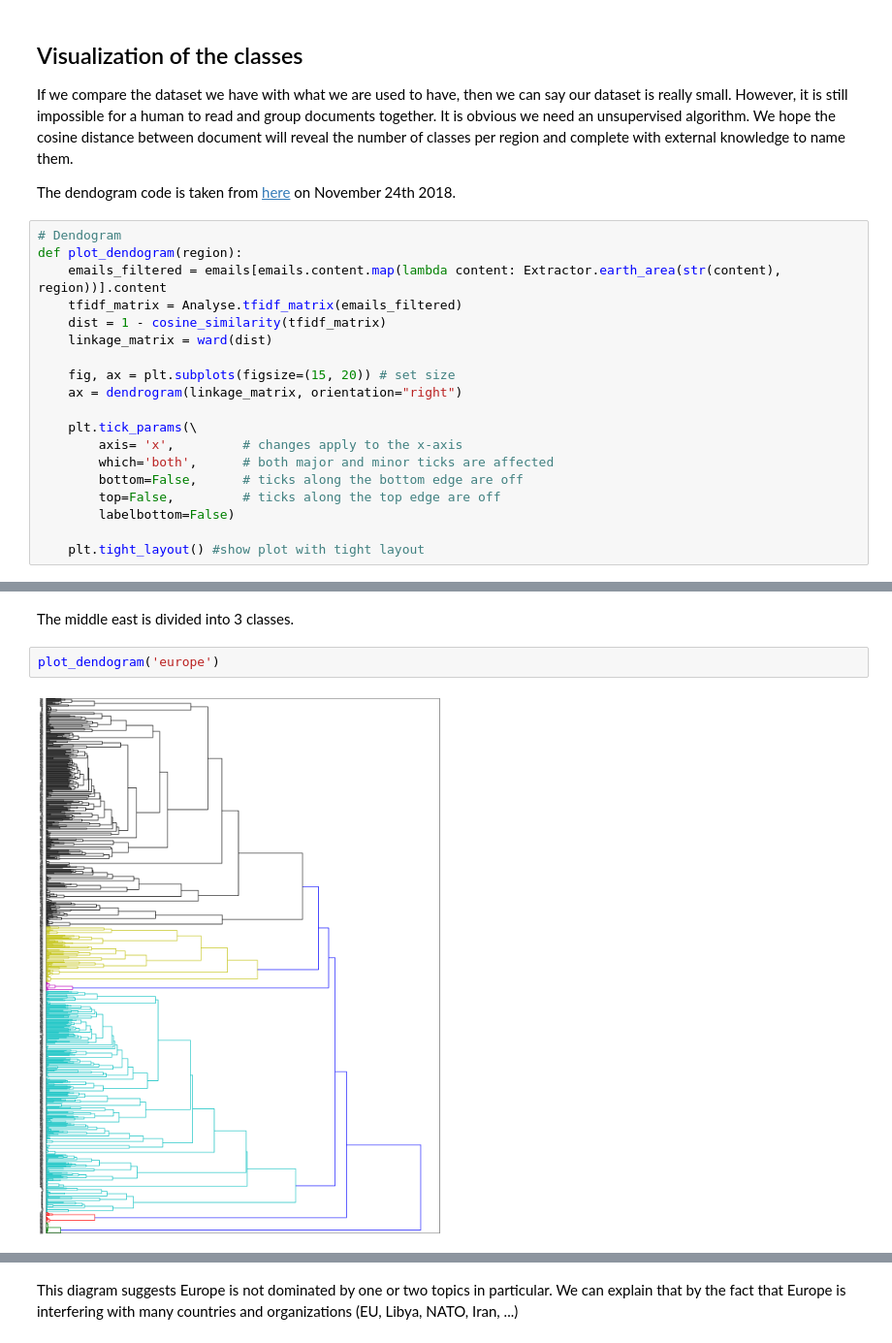
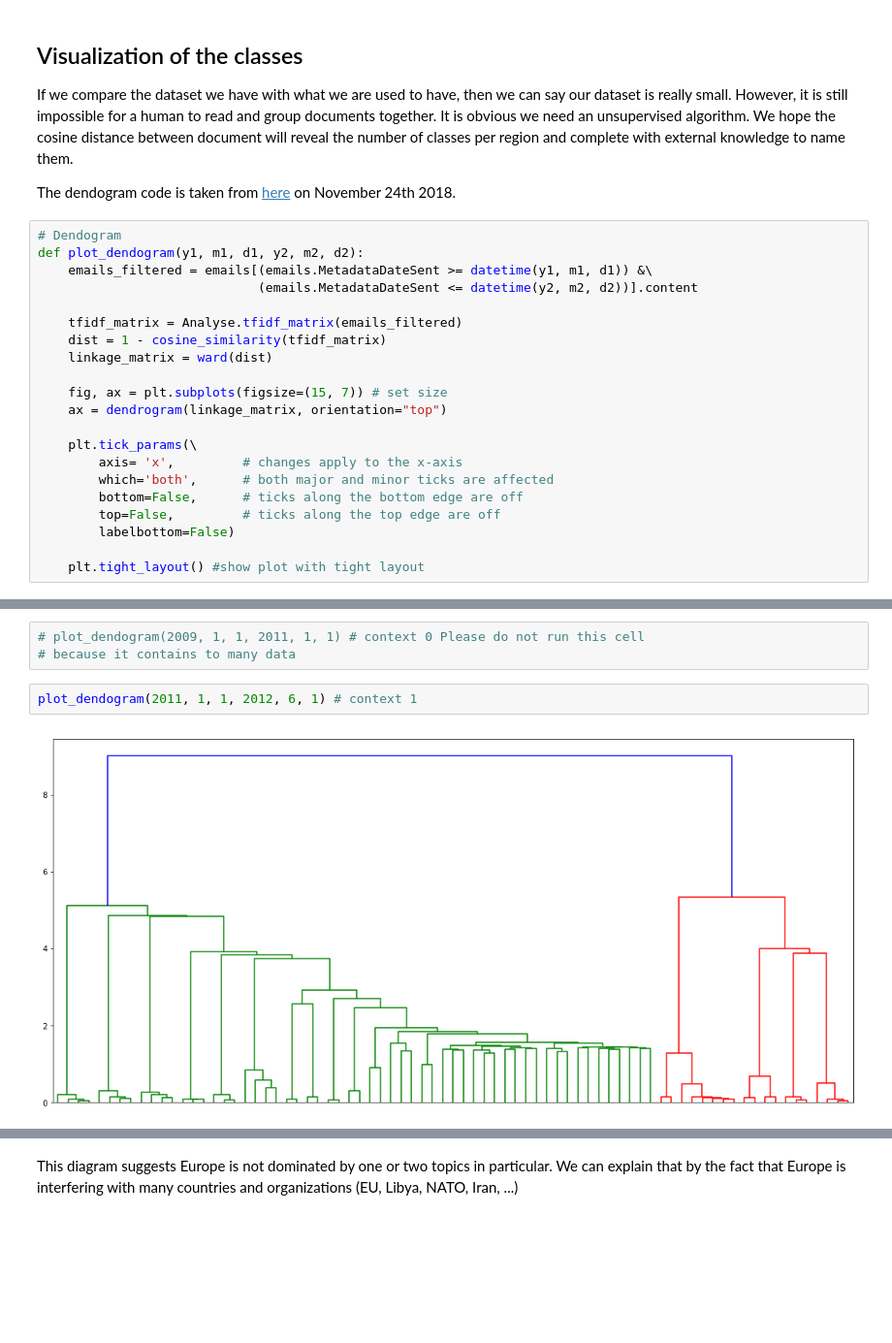
Before and after one commit to KennethThNg/Project, a Jupyter notebook: src/data_exploration.ipynb, the cells around one changed output, grey strips where cells are left out. Shown at 97% size. Cells and saved outputs as stored; diff of their text form; blank space fills up the shorter version.

Commit message:
Change dendogram to be per context, not per region

```diff
--- a/src/data_exploration.ipynb
+++ b/src/data_exploration.ipynb
@@ -932,14 +971,16 @@ If we compare the dataset we have with what we are used to have, then we can say
 The dendogram code is taken from [here](http://brandonrose.org/clustering) on November 24th 2018.
 # %%
 # Dendogram
-def plot_dendogram(region):
-    emails_filtered = emails[emails.content.map(lambda content: Extractor.earth_area(str(content), region))].content
+def plot_dendogram(y1, m1, d1, y2, m2, d2):
+    emails_filtered = emails[(emails.MetadataDateSent >= datetime(y1, m1, d1)) &\
+                             (emails.MetadataDateSent <= datetime(y2, m2, d2))].content
+
     tfidf_matrix = Analyse.tfidf_matrix(emails_filtered)
     dist = 1 - cosine_similarity(tfidf_matrix)
     linkage_matrix = ward(dist)
 
-    fig, ax = plt.subplots(figsize=(15, 20)) # set size
-    ax = dendrogram(linkage_matrix, orientation="right")
+    fig, ax = plt.subplots(figsize=(15, 7)) # set size
+    ax = dendrogram(linkage_matrix, orientation="top")
 
     plt.tick_params(\
         axis= 'x',         # changes apply to the x-axis
@@ -962,6 +993,7 @@ plot_dendogram('middle_east')
-# %% [markdown]
-The middle east is divided into 3 classes.
-# %%
-plot_dendogram('europe')
-# %% [output]
-[figure, removed]
+# %%
+# plot_dendogram(2009, 1, 1, 2011, 1, 1) # context 0 Please do not run this cell
+# because it contains to many data
+# %%
+plot_dendogram(2011, 1, 1, 2012, 6, 1) # context 1
+# %% [output]
+[figure, added]
```
Also changed, not shown: parts of 43 cells of this notebook, 2 other files.
